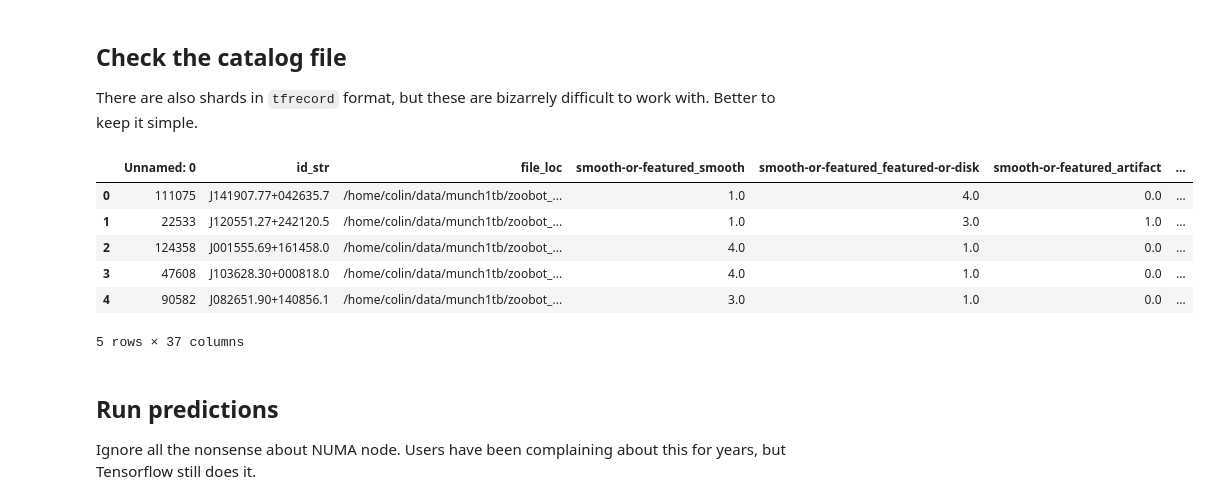
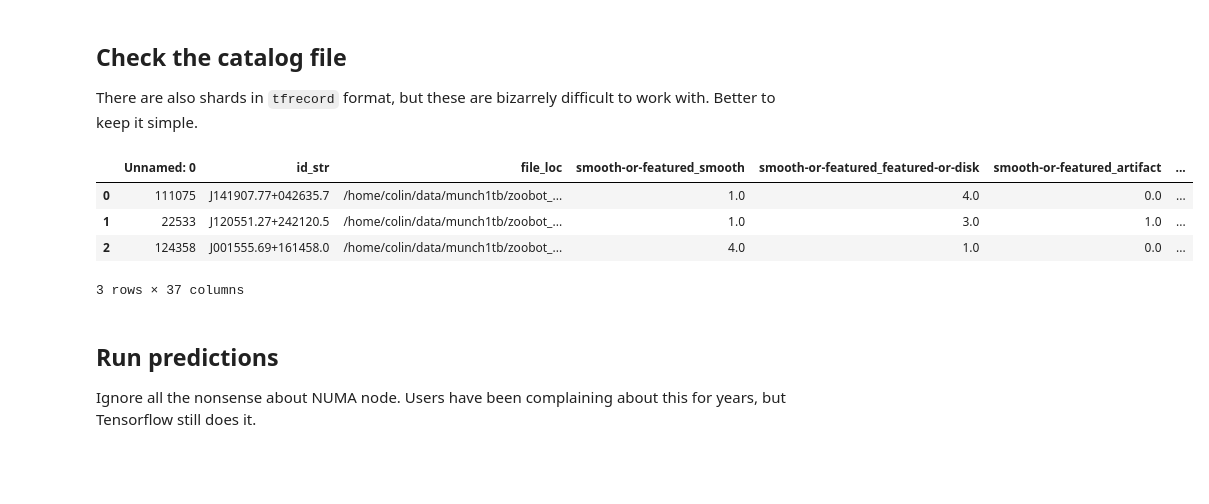
Before and after one commit to colinleach/proj502, a Jupyter notebook: notebooks_local/predictions.ipynb, the cells around one changed output. Saved outputs shown, nothing was run; the diff lists cells and outputs as text; code cells hidden in the pictures; blank space fills up the shorter version.

```diff
--- a/notebooks_local/predictions.ipynb
+++ b/notebooks_local/predictions.ipynb
@@ -35,15 +35,13 @@ dataroot = Path(params['dataroot'])
 catalog_file = dataroot / 'shards/decals/test_shards/test_df.csv'
 # %%
 df = pd.read_csv(catalog_file)
-df.head(5)
+df.head(3)
 # %% [output]
 |  | Unnamed: 0 | id_str | file_loc | smooth-or-featured_smooth | smooth-or-featured_featured-or-disk | smooth-or-featured_artifact | ... |
 | 0 | 111075 | J141907.77+042635.7 | /home/colin/data/munch1tb/zoobot_... | 1.0 | 4.0 | 0.0 | ... |
 | 1 | 22533 | J120551.27+242120.5 | /home/colin/data/munch1tb/zoobot_... | 1.0 | 3.0 | 1.0 | ... |
 | 2 | 124358 | J001555.69+161458.0 | /home/colin/data/munch1tb/zoobot_... | 4.0 | 1.0 | 0.0 | ... |
-| 3 | 47608 | J103628.30+000818.0 | /home/colin/data/munch1tb/zoobot_... | 4.0 | 1.0 | 0.0 | ... |
-| 4 | 90582 | J082651.90+140856.1 | /home/colin/data/munch1tb/zoobot_... | 3.0 | 1.0 | 0.0 | ... |
-5 rows × 37 columns
+3 rows × 37 columns
 # %% [markdown]
 ## Run predictions
 
```
Also changed, not shown: parts of 16 cells of this notebook, 5 other files.
